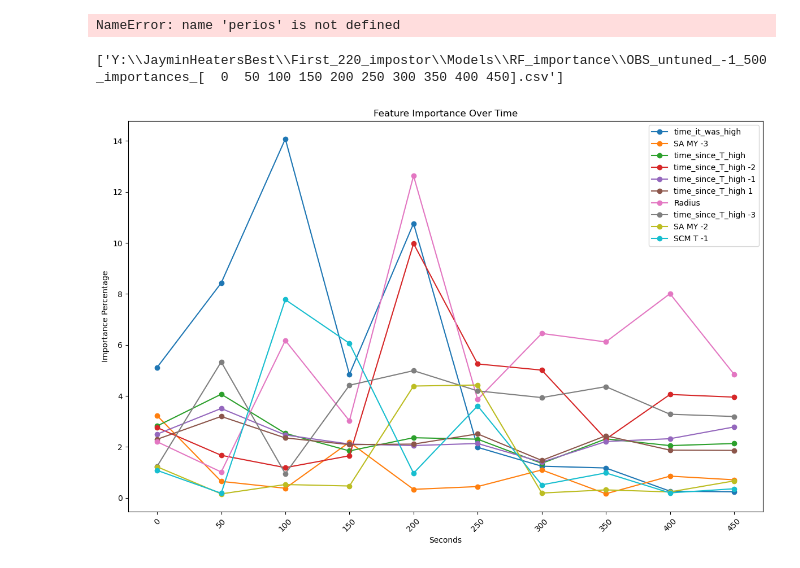
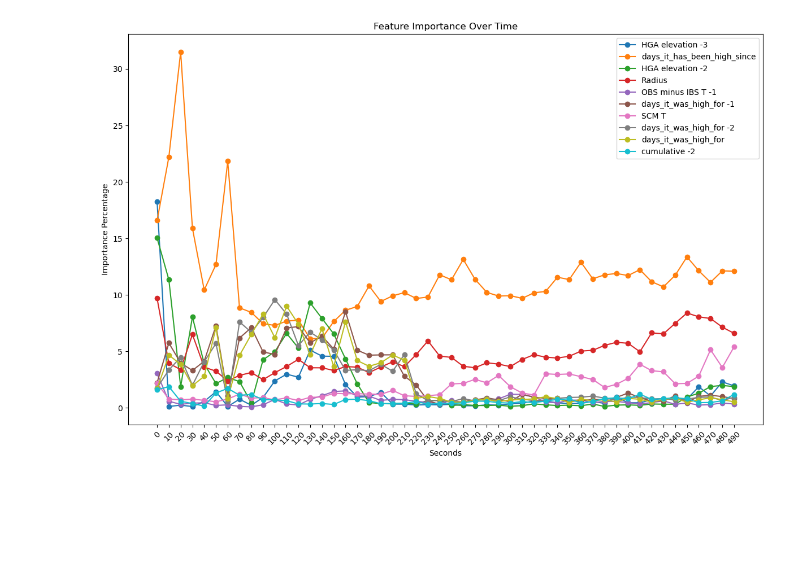
Before and after one commit to Jaymin123123/Heaters_main, a Jupyter notebook: Feature importance modeller.ipynb, the cells around one changed output. Saved outputs shown, nothing was run; the diff lists cells and outputs as text; code cells hidden in the pictures; blank space fills up the shorter version.

```diff
--- a/Feature importance modeller.ipynb
+++ b/Feature importance modeller.ipynb
@@ -4,50 +4,45 @@ import numpy as np
 #ranges = [10, 20, 30, 40, 50, 60, 70, 80, 90, 100, 130, 160, 190, 220, 250, 280, 310, 340, 370, 400, 430, 460, 490, 520, 550]
 length = 500
 steps = 50
-period = length/steps
+period = int(length/steps)
 numbers = []
-for i in perio:
+for i in range(steps):
     numbers.append(i*period)
-
+instrument = 'OBS'
+component = 'R'
 file_paths = []
-for numbers in numbers:
-    file_paths.append((f'Y:\\JayminHeatersBest\\First_220_impostor\\Models\\RF_importance\\OBS_untuned_-1_500_importances_{range}.csv'))
+for number in numbers:
+    file_paths.append((f'Y:\\Heaters_main-1\\Models\\RF_IMP_{component}_{instrument}\\{instrument}_untuned_-1_500_importances_{number}_{component}_{instrument}.csv'))
-# %% [output]
-NameError: name 'perios' is not defined
-# %%
-file_paths
-# %% [output]
-['Y:\\JayminHeatersBest\\First_220_impostor\\Models\\RF_importance\\OBS_untuned_-1_500_importances_[  0  50 100 150 200 250 300 350 400 450].csv']
 # %%
 import matplotlib.pyplot as plt
 dfs = []
 dates = []
 
 for file_path in file_paths:
     df = pd.read_csv(file_path, skiprows=1, usecols=[1, 2], names=['Feature', 'Importance'])
     # Remove the 'Date' row from the DataFrame
     df = df[df['Feature'] != 'Date']
-    date = file_path.split('_')[-1].split('.')[0]
+    date = file_path.split('_')[-3].split('.')[0]
     dates.append(date)
     dfs.append(df)
 
 plt.figure(figsize=(12, 8))
 
 # Select the top N features based on the first file, excluding 'Date', or another criterion
 N = 10
 # Ensure 'Date' is excluded before selecting top features
 top_features = dfs[0]['Feature'].iloc[:N]
 
 for feature in top_features:
     importances = [df[df['Feature'] == feature]['Importance'].values[0] if feature in df['Feature'].values else 0 for df in dfs]
     plt.plot(dates, importances, label=feature, marker='o')
 
 plt.xticks(rotation=45)
 plt.xlabel('Seconds')
 plt.ylabel('Importance Percentage')
 plt.title('Feature Importance Over Time')
-plt.legend()
+plt.legend(loc = 'upper right')
 plt.tight_layout()
 plt.show()
 # %% [output]
-[figure, old version]
+[figure, new version]
```
Also changed, not shown: parts of 1 cell of this notebook, 25 other files.
